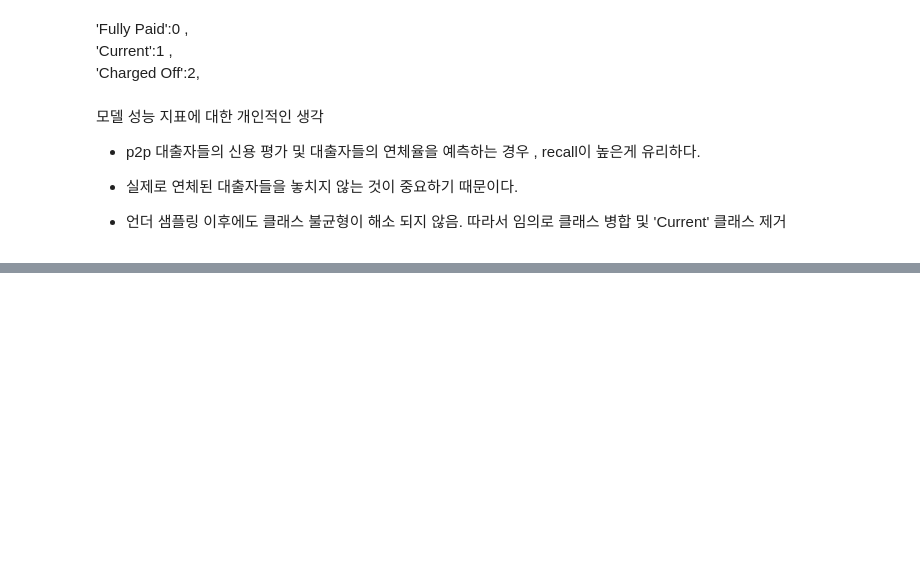
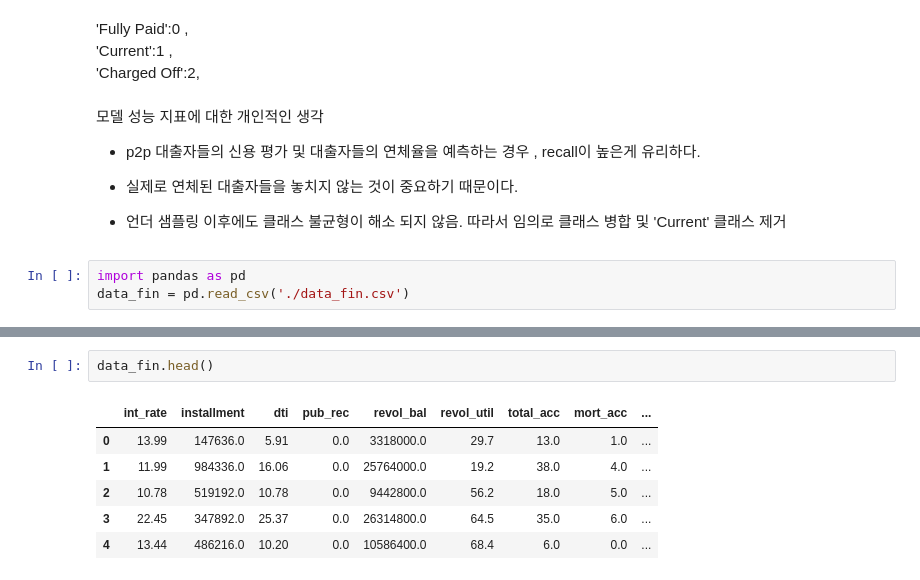
Before and after one commit to jiyoungeeeeeeeeeeeeeeeeeeeee/MLOps, a Jupyter notebook: retry.ipynb, the cells around one changed output, grey strips where cells are left out. Drawn from its saved outputs; the diff is of its cells as text; blank space fills up the shorter version.

```diff
--- a/retry.ipynb
+++ b/retry.ipynb
@@ -567,3 +567,6 @@ df2.head(5)
 
 
 - 언더 샘플링 이후에도 클래스 불균형이 해소 되지 않음. 따라서 임의로 클래스 병합 및 'Current' 클래스 제거
+# %%
+import pandas as pd
+data_fin = pd.read_csv('./data_fin.csv')
@@ -569,0 +593,9 @@ df2.head(5)
+# %%
+data_fin.head()
+# %% [output]
+|  | int_rate | installment | dti | pub_rec | revol_bal | revol_util | total_acc | mort_acc | ... |
+| 0 | 13.99 | 147636.0 | 5.91 | 0.0 | 3318000.0 | 29.7 | 13.0 | 1.0 | ... |
+| 1 | 11.99 | 984336.0 | 16.06 | 0.0 | 25764000.0 | 19.2 | 38.0 | 4.0 | ... |
+| 2 | 10.78 | 519192.0 | 10.78 | 0.0 | 9442800.0 | 56.2 | 18.0 | 5.0 | ... |
+| 3 | 22.45 | 347892.0 | 25.37 | 0.0 | 26314800.0 | 64.5 | 35.0 | 6.0 | ... |
+| 4 | 13.44 | 486216.0 | 10.20 | 0.0 | 10586400.0 | 68.4 | 6.0 | 0.0 | ... |
```
Also changed, not shown: parts of 3 cells of this notebook.
